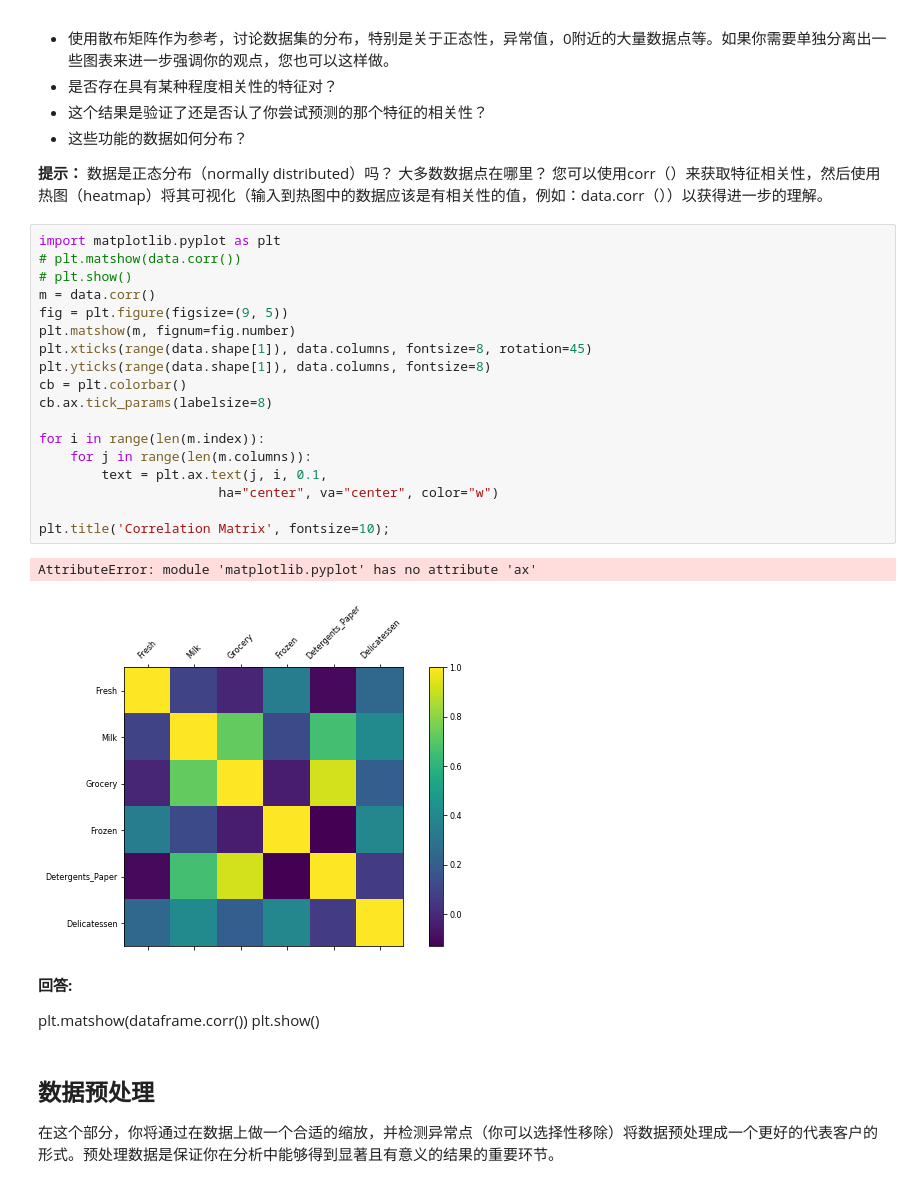
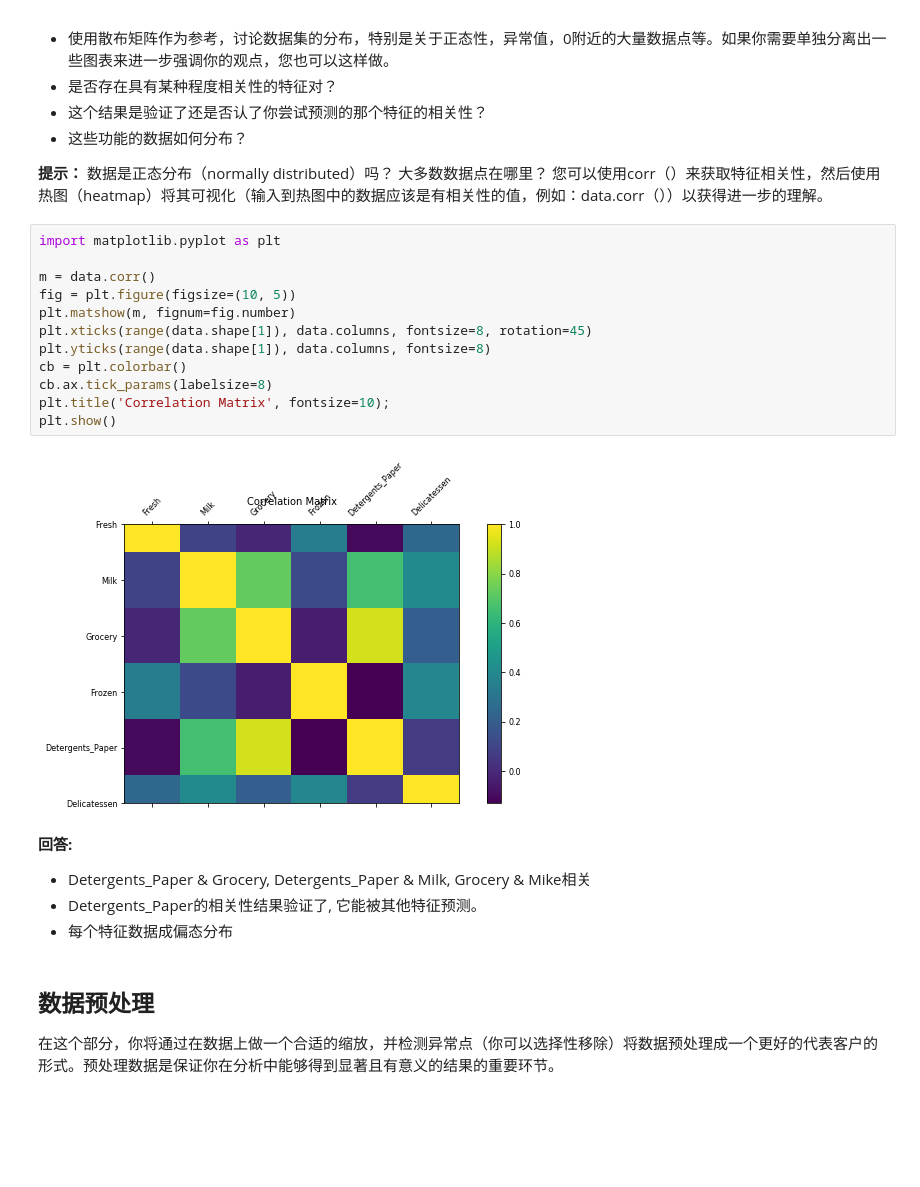
Before and after one commit to icococ/MLND_CN_P3_Customer_Segments, a Jupyter notebook: customer_segments.ipynb, the cells around one changed output. Drawn from its saved outputs; the diff is of its cells as text; blank space fills up the shorter version.

```diff
--- a/customer_segments.ipynb
+++ b/customer_segments.ipynb
@@ -179,30 +179,25 @@ pd.plotting.scatter_matrix(data, alpha = 0.3, figsize = (14,8), diagonal = 'kde'
 **提示：** 数据是正态分布（normally distributed）吗？ 大多数数据点在哪里？ 您可以使用corr（）来获取特征相关性，然后使用热图（heatmap）将其可视化（输入到热图中的数据应该是有相关性的值，例如：data.corr（））以获得进一步的理解。
 # %%
 import matplotlib.pyplot as plt
-# plt.matshow(data.corr())
-# plt.show()
+
 m = data.corr()
-fig = plt.figure(figsize=(9, 5))
+fig = plt.figure(figsize=(10, 5))
 plt.matshow(m, fignum=fig.number)
 plt.xticks(range(data.shape[1]), data.columns, fontsize=8, rotation=45)
 plt.yticks(range(data.shape[1]), data.columns, fontsize=8)
 cb = plt.colorbar()
 cb.ax.tick_params(labelsize=8)
-
-for i in range(len(m.index)):
-    for j in range(len(m.columns)):
-        text = plt.ax.text(j, i, 0.1,
-                       ha="center", va="center", color="w")
-
 plt.title('Correlation Matrix', fontsize=10);
+plt.show()
 # %% [output]
-AttributeError: module 'matplotlib.pyplot' has no attribute 'ax'
-[figure, old version]
+[figure, new version]
-# %% [markdown]
-**回答:**
-
-plt.matshow(dataframe.corr())
-plt.show()
+# %% [markdown]
+**回答:**
+
+
+* Detergents_Paper & Grocery, Detergents_Paper & Milk, Grocery & Mike相关
+* Detergents_Paper的相关性结果验证了, 它能被其他特征预测。
+* 每个特征数据成偏态分布
 # %% [markdown]
 ## 数据预处理
 在这个部分，你将通过在数据上做一个合适的缩放，并检测异常点（你可以选择性移除）将数据预处理成一个更好的代表客户的形式。预处理数据是保证你在分析中能够得到显著且有意义的结果的重要环节。
```
Also changed, not shown: parts of 3 cells of this notebook.
